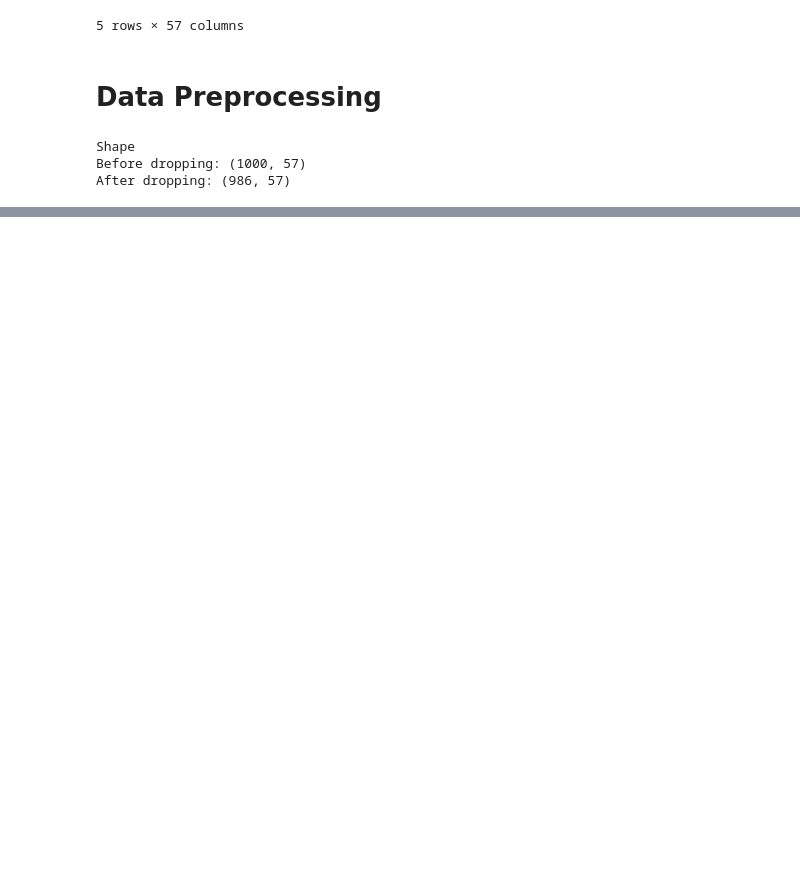
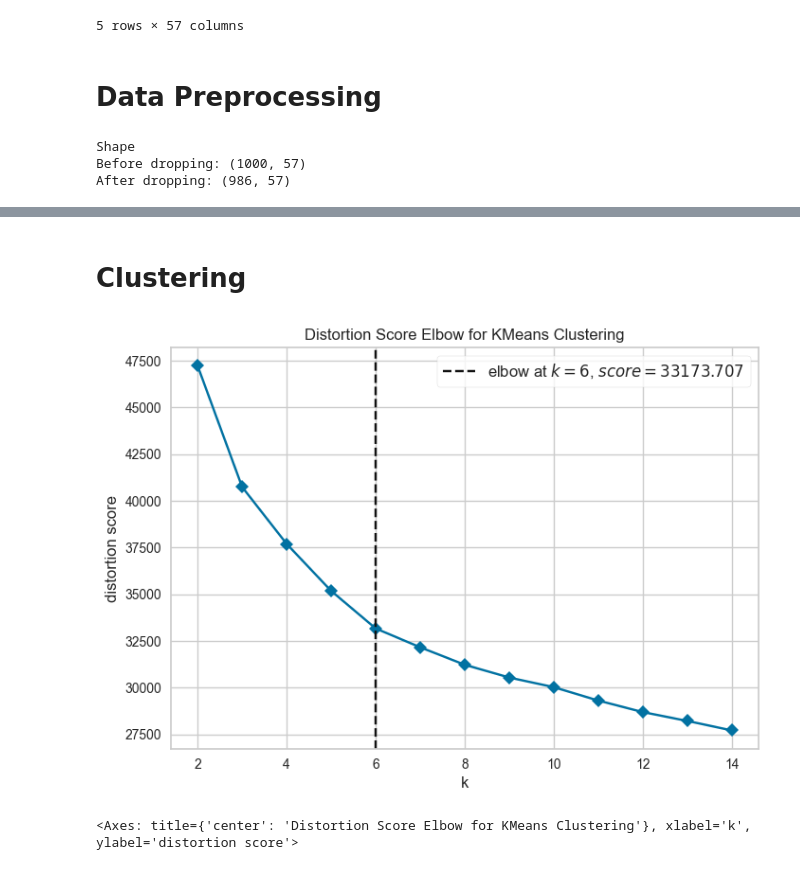
Before and after one commit to JM-Elbambo/GTZAN-Music-Clustering, a Jupyter notebook: main.ipynb, the cells around one changed output, grey strips where cells are left out. Cells and saved outputs as stored; diff of their text form; code cells hidden in the pictures; blank space fills up the shorter version.

Commit message:
Add elbow method and kmeans clustering

```diff
--- a/main.ipynb
+++ b/main.ipynb
@@ -64,0 +79,15 @@ df_scaled.head()
+# %% [markdown]
+<h1>Clustering</h1>
+# %%
+from sklearn.cluster import KMeans
+
+from yellowbrick.cluster import KElbowVisualizer
+
+# Perform elbow method
+kmeans = KMeans(2, init="random", n_init=10, random_state=0)
+visualizer = KElbowVisualizer(kmeans, k=(2,15), timings=False)
+visualizer.fit(df)
+visualizer.show()
+# %% [output]
+[figure, added]
+<Axes: title={'center': 'Distortion Score Elbow for KMeans Clustering'}, xlabel='k', ylabel='distortion score'>
```
Also changed, not shown: parts of 5 cells of this notebook.
